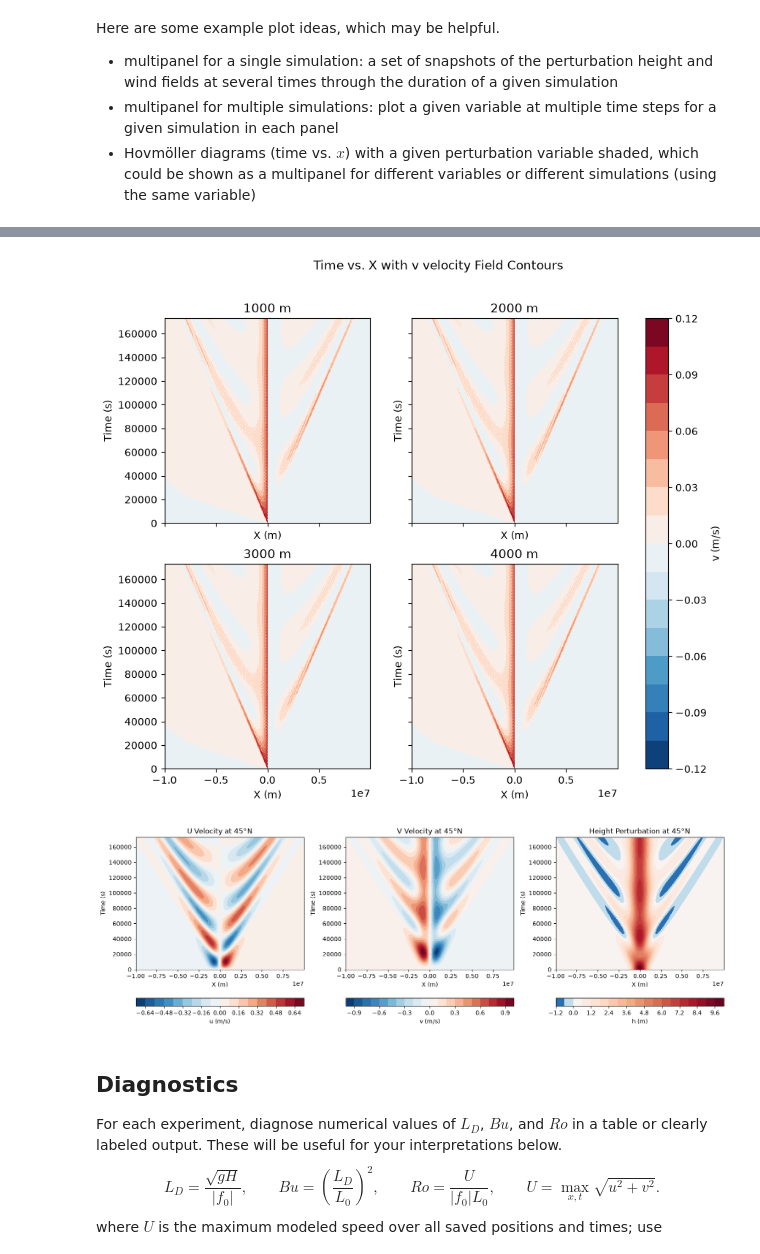
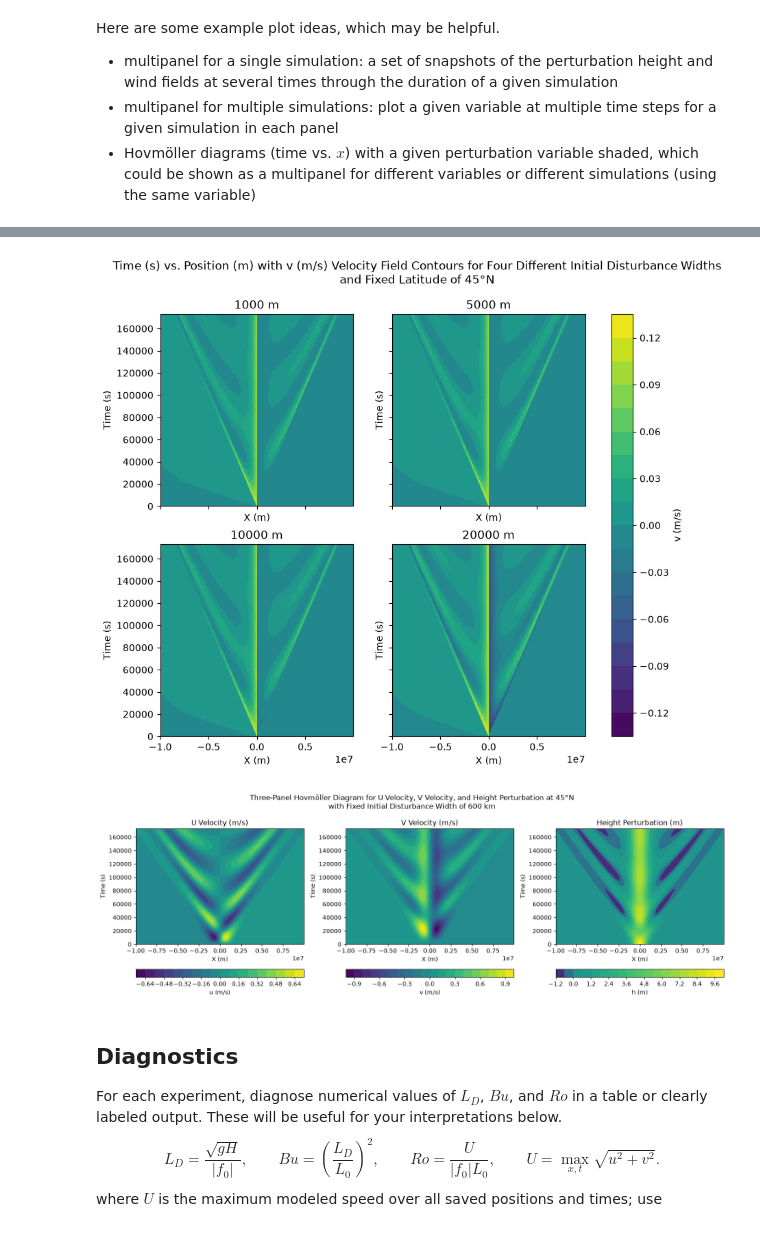
Before and after one commit to ejtrask/metr5003_fa26_trask, a Jupyter notebook: lab2_geostrophic_adjustment.ipynb, the cells around one changed output, grey strips where cells are left out. Saved outputs shown, nothing was run; the diff lists cells and outputs as text; code cells hidden in the pictures.

```diff
--- a/lab2_geostrophic_adjustment.ipynb
+++ b/lab2_geostrophic_adjustment.ipynb
@@ -269,7 +269,7 @@ for lat in [0, 30.0, 45.0, 60.0]:
 width_case_names = [] # initialize a list
 width_run_params = [] # initialize a list
 width_runs = {} # initialize a dictionary; each new entry has a "key" (e.g., a name)
-for width in [1000, 2000, 3000, 4000]:
+for width in [1000, 5000, 10000, 20000]:
     f = coriolis_parameter(45.0)
     case_label = f"{width} m"
     print(f"Integrating {case_label} ...")
@@ -441,58 +441,59 @@ fig.suptitle('Time vs. X with u velocity Field Contours');
 # %%
 #make a v velocity hovmoller multiplot figure for different initial disturbance widths and fixed latitude of 45°N
 fig, ax = plt.subplots(2,2, sharex=True, sharey=True, figsize=(10, 8))
-ax[0,0].contourf(width_runs['1000 m']['x'], width_runs['1000 m']['time'], width_runs['1000 m']['v'], cmap='RdBu_r', levels=20)
+ax[0,0].contourf(width_runs['1000 m']['x'], width_runs['1000 m']['time'], width_runs['1000 m']['v'], cmap='viridis', levels=20)
 ax[0,0].set_title('1000 m')
 ax[0,0].set_ylabel('Time (s)')
 ax[0,0].set_xlabel('X (m)')
 
-ax[0,1].contourf(width_runs['2000 m']['x'], width_runs['2000 m']['time'], width_runs['2000 m']['v'], cmap='RdBu_r', levels=20)
-ax[0,1].set_title('2000 m')
+ax[0,1].contourf(width_runs['5000 m']['x'], width_runs['5000 m']['time'], width_runs['5000 m']['v'], cmap='viridis', levels=20)
+ax[0,1].set_title('5000 m')
 ax[0,1].set_xlabel('X (m)')
 ax[0,1].set_ylabel('Time (s)')
 
-ax[1,0].contourf(width_runs['3000 m']['x'], width_runs['3000 m']['time'], width_runs['3000 m']['v'], cmap='RdBu_r', levels=20)
-ax[1,0].set_title('3000 m')
+ax[1,0].contourf(width_runs['10000 m']['x'], width_runs['10000 m']['time'], width_runs['10000 m']['v'], cmap='viridis', levels=20)
+ax[1,0].set_title('10000 m')
 ax[1,0].set_xlabel('X (m)')
 ax[1,0].set_ylabel('Time (s)')
 
-ax[1,1].contourf(width_runs['4000 m']['x'], width_runs['4000 m']['time'], width_runs['4000 m']['v'], cmap='RdBu_r', levels=20)
-ax[1,1].set_title('4000 m')
+ax[1,1].contourf(width_runs['20000 m']['x'], width_runs['20000 m']['time'], width_runs['20000 m']['v'], cmap='viridis', levels=20)
+ax[1,1].set_title('20000 m')
 ax[1,1].set_xlabel('X (m)')
 ax[1,1].set_ylabel('Time (s)')
 
 
 fig.colorbar(ax[1,1].collections[0], ax=ax, orientation='vertical', label='v (m/s)')
-fig.suptitle('Time vs. X with v velocity Field Contours');
+fig.suptitle('Time (s) vs. Position (m) with v (m/s) Velocity Field Contours for Four Different Initial Disturbance Widths\nand Fixed Latitude of 45°N', fontsize=12);
 # %% [output]
-[figure, old version]
+[figure, new version]
 # %%
 # making a multiplot figure comparing u velocity, v velocity, and height perturbation for a fixed latitude of 45°N and initial disturbance width of 600 km
 fig, ax = plt.subplots(1, 3, figsize=(15, 5))
 
-im1 = ax[0].contourf(lat_runs['45.0°N']['x'], lat_runs['45.0°N']['time'], lat_runs['45.0°N']['u'], cmap='RdBu_r', levels=20)
-ax[0].set_title('U Velocity at 45°N')
+im1 = ax[0].contourf(lat_runs['45.0°N']['x'], lat_runs['45.0°N']['time'], lat_runs['45.0°N']['u'], cmap='viridis', levels=20)
+ax[0].set_title('U Velocity (m/s)')
 ax[0].set_ylabel('Time (s)')
 ax[0].set_xlabel('X (m)')
 plt.colorbar(im1, ax=ax[0], orientation='horizontal', label='u (m/s)')
 
-im2 = ax[1].contourf(lat_runs['45.0°N']['x'], lat_runs['45.0°N']['time'], lat_runs['45.0°N']['v'], cmap='RdBu_r', levels=20)
-ax[1].set_title('V Velocity at 45°N')
+im2 = ax[1].contourf(lat_runs['45.0°N']['x'], lat_runs['45.0°N']['time'], lat_runs['45.0°N']['v'], cmap='viridis', levels=20)
+ax[1].set_title('V Velocity (m/s)')
 ax[1].set_xlabel('X (m)')
 ax[1].set_ylabel('Time (s)')
 plt.colorbar(im2, ax=ax[1], orientation='horizontal', label='v (m/s)')
 
 norm_h = TwoSlopeNorm(vmin=lat_runs["45.0°N"]["h"].min(), vcenter=0.0, vmax=lat_runs["45.0°N"]["h"].max())
-im3 = ax[2].contourf(lat_runs['45.0°N']['x'], lat_runs['45.0°N']['time'], lat_runs['45.0°N']['h'], cmap='RdBu_r', levels=20, norm=norm_h)
-ax[2].set_title('Height Perturbation at 45°N')
+im3 = ax[2].contourf(lat_runs['45.0°N']['x'], lat_runs['45.0°N']['time'], lat_runs['45.0°N']['h'], cmap='viridis', levels=20, norm=norm_h)
+ax[2].set_title('Height Perturbation (m)')
 ax[2].set_xlabel('X (m)')
 ax[2].set_ylabel('Time (s)')
 plt.colorbar(im3, ax=ax[2], orientation='horizontal', label='h (m)')
 
+fig.suptitle("Three-Panel Hovmöller Diagram for U Velocity, V Velocity, and Height Perturbation at 45°N\nwith Fixed Initial Disturbance Width of 600 km", fontsize=12)
 plt.tight_layout()
 plt.show()
 # %% [output]
-[figure, old version]
+[figure, new version]
 # %% [markdown]
 ## Diagnostics
 
```
Also changed, not shown: parts of 8 cells of this notebook.
